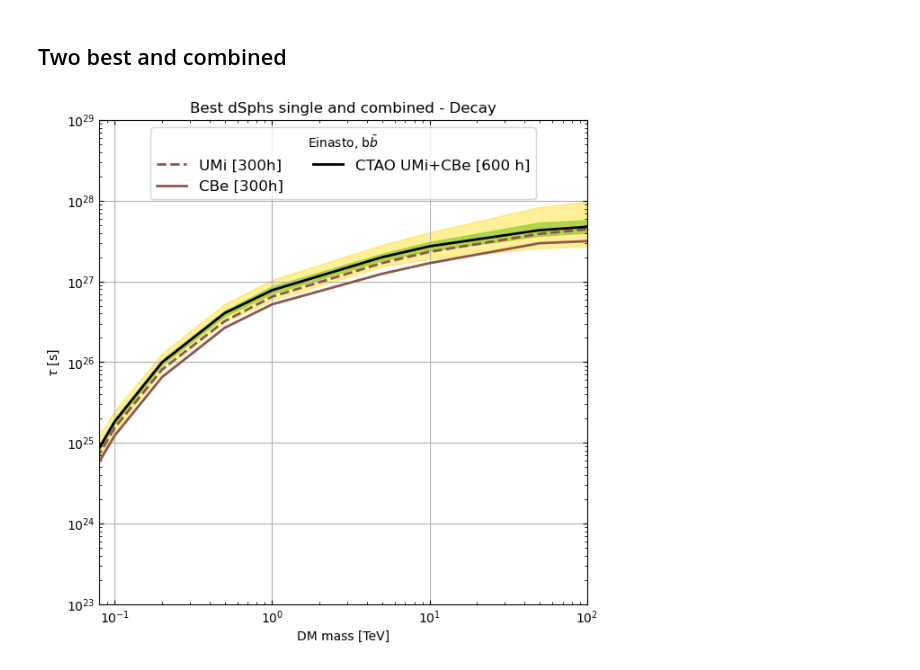
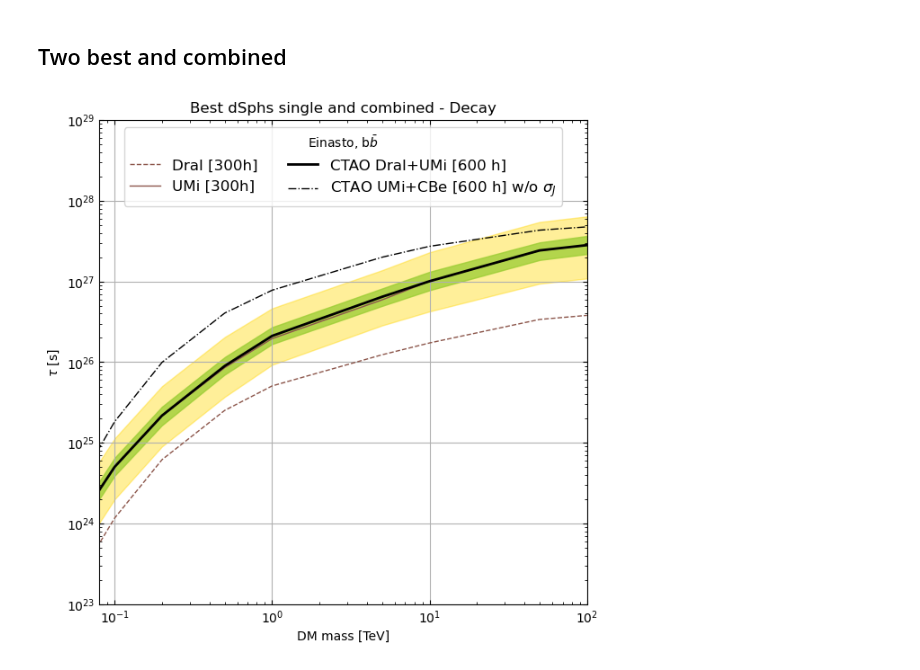
Before and after one commit to micheledoro/gDMbounds, a Jupyter notebook: sandbox/mdoro/makeplot_limits_combined_dec_bb.ipynb, the cells around one changed output. Saved outputs shown, nothing was run; the diff lists cells and outputs as text; code cells hidden in the pictures.

```diff
--- a/sandbox/mdoro/makeplot_limits_combined_dec_bb.ipynb
+++ b/sandbox/mdoro/makeplot_limits_combined_dec_bb.ipynb
@@ -47,3 +40,17 @@ df_stack_UMi_and_CBe['mass'] = df_stack_UMi_and_CBe['mass'] / 1000
+# %%
+
+df_stack_DraI_and_UMi_T300_wsj = pd.read_csv('sv_limits_quantiles_files_wsj/Combined_Einasto_Decay_DraI_UMi_T600_wsj.csv')
+df_stack_CBe_Wil1_T300_wsj = pd.read_csv('sv_limits_quantiles_files_wsj/Combined_Einasto_Decay_CBe_Wil1_T600_wsj.csv')
+df_stack_UMi_and_CBe_T300 = pd.read_csv('sv_limits_quantiles/Combined_Decay_CBe_UMi_T600.csv')
+
+df_stack_all = pd.read_csv('sv_limits_quantiles/Combined_Decay_allSources_T600.csv')
+df_stack_all_wsj = pd.read_csv('sv_limits_quantiles_files_wsj/Combined_Einasto_Decay_allSources_T600_wsj.csv')
+
+df_stack_DraI_and_UMi_T300_wsj['mass'] = df_stack_DraI_and_UMi_T300_wsj['mass'] / 1000
+df_stack_CBe_Wil1_T300_wsj['mass'] = df_stack_CBe_Wil1_T300_wsj['mass'] / 1000
+df_stack_UMi_and_CBe_T300['mass'] = df_stack_UMi_and_CBe_T300['mass'] / 1000
+df_stack_all_wsj['mass'] = df_stack_all_wsj['mass'] / 1000
+df_stack_all['mass'] = df_stack_all['mass'] / 1000
 # %% [markdown]
 ## Single and all combined
 # %%
@@ -128,51 +141,57 @@ plt.grid()
 plt.tick_params(which='both', direction='in', top=True, right=True)
 
 
-dSphNamesNorth = ['UMi', 'CBe'] # don't care about the variable name
-dSphLabelsNorth = ['UMi [300h]', 'CBe [300h]']
+dSphNamesNorth = ['DraI', 'UMi'] # don't care about the variable name
+dSphLabelsNorth = ['DraI [300h]', 'UMi [300h]']
 colorNorth = ['tab:brown','tab:brown']
-lstyle = ['dashed','solid']
+lstyle = ['--','solid']
 profile='Einasto'
 scaleTime = np.sqrt(300./100.)
 
 contador = 0
 for name, color,label,ls in zip(dSphNamesNorth,colorNorth,dSphLabelsNorth,lstyle):
 
     scale = 1
-    mask = (df['quantile'] == 0.5) & (df['name']==name) & (df['profile']==profile) & (df['ch']=='b')
-    plt.loglog(df[mask]['mass'],df[mask]['tau']*scaleTime,
-               ls=ls, linewidth=2, color=color,
+    mask = (df_wsj['quantile'] == 0.5) & (df_wsj['name']==name) & (df_wsj['profile']==profile) & (df_wsj['ch']=='b')
+    plt.loglog(df_wsj[mask]['mass'],df_wsj[mask]['tau']*scaleTime,
+               ls=ls, linewidth=1, color=color,
                #marker='o',
                label=label)
 
 
     contador = contador + 1
 
 
 
-mask_dw = (df_stack_UMi_and_CBe['quantile'] == 0.05) & (df_stack_UMi_and_CBe['profile']==profile) & (df_stack_UMi_and_CBe['ch']=='b')
-mask_up = (df_stack_UMi_and_CBe['quantile'] == 0.95) & (df_stack_UMi_and_CBe['profile']==profile) & (df_stack_UMi_and_CBe['ch']=='b')
-plt.fill_between(df_stack_UMi_and_CBe[mask_dw]['mass'],
-                 df_stack_UMi_and_CBe[mask_up]['tau'],
-                 df_stack_UMi_and_CBe[mask_dw]['tau'], color='gold', alpha=0.4)
+mask_dw = (df_stack_DraI_and_UMi_T300_wsj['quantile'] == 0.05) & (df_stack_DraI_and_UMi_T300_wsj['profile']==profile) & (df_stack_DraI_and_UMi_T300_wsj['ch']=='b')
+mask_up = (df_stack_DraI_and_UMi_T300_wsj['quantile'] == 0.95) & (df_stack_DraI_and_UMi_T300_wsj['profile']==profile) & (df_stack_DraI_and_UMi_T300_wsj['ch']=='b')
+plt.fill_between(df_stack_DraI_and_UMi_T300_wsj[mask_dw]['mass'],
+                 df_stack_DraI_and_UMi_T300_wsj[mask_up]['tau'],
+                 df_stack_DraI_and_UMi_T300_wsj[mask_dw]['tau'], color='gold', alpha=0.4)
 
 
-mask_dw = (df_stack_UMi_and_CBe['quantile'] == 0.32) & (df_stack_UMi_and_CBe['profile']==profile) & (df_stack_UMi_and_CBe['ch']=='b')
-mask_up = (df_stack_UMi_and_CBe['quantile'] == 0.68) & (df_stack_UMi_and_CBe['profile']==profile) & (df_stack_UMi_and_CBe['ch']=='b')
-plt.fill_between(df_stack_UMi_and_CBe[mask_dw]['mass'],
-                 df_stack_UMi_and_CBe[mask_up]['tau'],
-                 df_stack_UMi_and_CBe[mask_dw]['tau'], color='yellowgreen', alpha=0.75)
+mask_dw = (df_stack_DraI_and_UMi_T300_wsj['quantile'] == 0.32) & (df_stack_DraI_and_UMi_T300_wsj['profile']==profile) & (df_stack_DraI_and_UMi_T300_wsj['ch']=='b')
+mask_up = (df_stack_DraI_and_UMi_T300_wsj['quantile'] == 0.68) & (df_stack_DraI_and_UMi_T300_wsj['profile']==profile) & (df_stack_DraI_and_UMi_T300_wsj['ch']=='b')
+plt.fill_between(df_stack_DraI_and_UMi_T300_wsj[mask_dw]['mass'],
+                 df_stack_DraI_and_UMi_T300_wsj[mask_up]['tau'],
+                 df_stack_DraI_and_UMi_T300_wsj[mask_dw]['tau'], color='yellowgreen', alpha=0.75)
 
 
 
-mask = (df_stack_UMi_and_CBe['quantile'] == 0.5) & (df_stack_UMi_and_CBe['profile']==profile) & (df_stack_UMi_and_CBe['ch']=='b')
-plt.loglog(df_stack_UMi_and_CBe[mask]['mass'],df_stack_UMi_and_CBe[mask]['tau'],
+mask = (df_stack_DraI_and_UMi_T300_wsj['quantile'] == 0.5) & (df_stack_DraI_and_UMi_T300_wsj['profile']==profile) & (df_stack_DraI_and_UMi_T300_wsj['ch']=='b')
+plt.loglog(df_stack_DraI_and_UMi_T300_wsj[mask]['mass'],df_stack_DraI_and_UMi_T300_wsj[mask]['tau'],
            ls='-', linewidth=2, color='black',
            #marker='o',
-           label=r'CTAO UMi+CBe [600 h]')
+           label=r'CTAO DraI+UMi [600 h]')
+
+mask = (df_stack_UMi_and_CBe_T300['quantile'] == 0.5) & (df_stack_UMi_and_CBe_T300['profile']==profile) & (df_stack_UMi_and_CBe_T300['ch']=='b')
+plt.loglog(df_stack_UMi_and_CBe_T300[mask]['mass'],df_stack_UMi_and_CBe_T300[mask]['tau'],
+           ls='-.', linewidth=1, color='black',
+           #marker='o',
+           label=r'CTAO UMi+CBe [600 h] w/o $\sigma_J$')
 
 plt.legend(title=r'Einasto, b$\bar{b}$', fontsize=12, ncols=2, loc='upper center')
 
-plt.savefig('plot_combined_UMi_CBe_dec_einasto_bb.png', bbox_inches='tight', pad_inches=0.3)
+plt.savefig('plot_combined_DraI_UMi_dec_einasto_bb.png', bbox_inches='tight', pad_inches=0.3)
 # %% [output]
-[figure, old version]
+[figure, new version]
```
Also changed, not shown: parts of 4 cells of this notebook, 1 other file.
